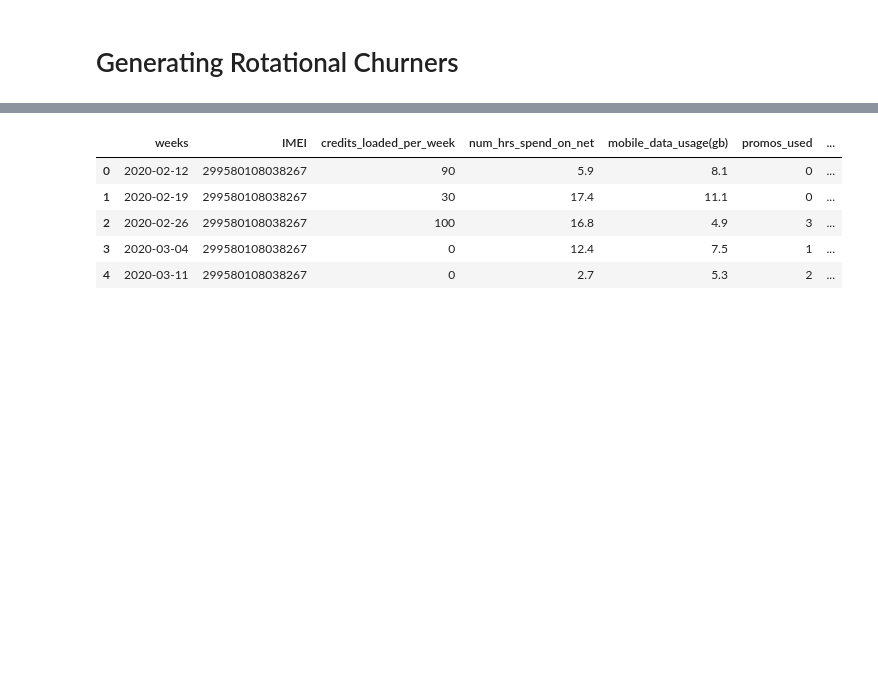
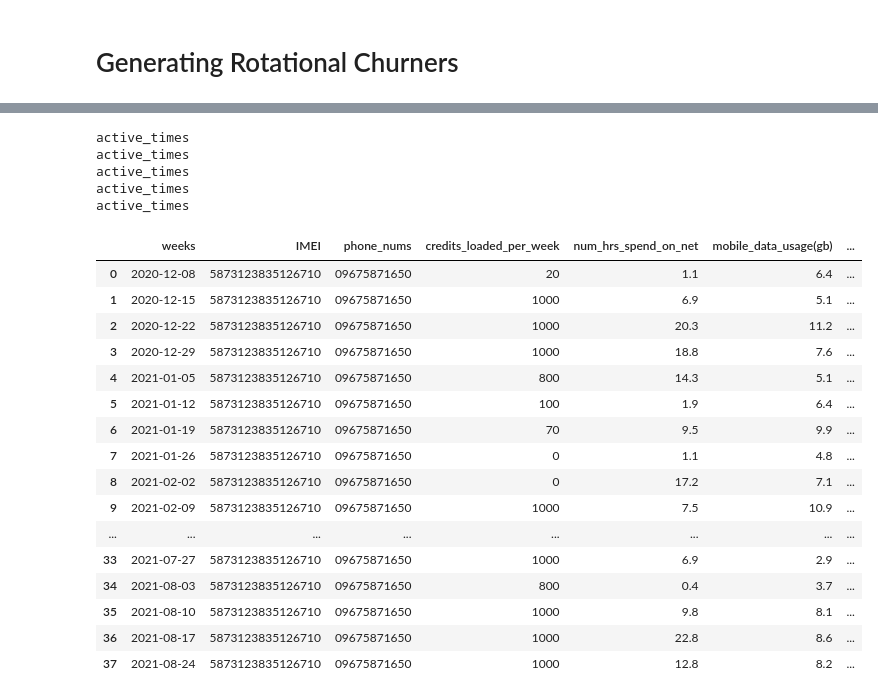
Before and after one commit to rjPajaro/Pattern-Recognition-Projects, a Jupyter notebook: churn-data-analysis/mock-data.ipynb, the cells around one changed output, grey strips where cells are left out. Drawn from its saved outputs; the diff is of its cells as text; code cells hidden in the pictures; blank space fills up the shorter version.

Commit message:
rc-data-v0.6 [mock-data update, cosine similarity]

```diff
--- a/churn-data-analysis/mock-data.ipynb
+++ b/churn-data-analysis/mock-data.ipynb
@@ -60,7 +67,7 @@ len(d) # number of users
 # %% [markdown]
 ### Putting Datas in Separate Sheets in an Excel File
 # %%
-with pd.ExcelWriter('data/mock/sample_mock_rc_data.xlsx') as writer:
+with pd.ExcelWriter('data/mock/sample_mock_c_data.xlsx') as writer:
     for i in range(len(d)):
         d[i].to_excel(writer, sheet_name=('d{}'.format(i)), index=False)
 # %% [markdown]
@@ -70,10 +77,10 @@ import numpy as np
 import pandas as pd
 from mock_data_script import mock_data_generation as mdg
 
-dfs = pd.ExcelFile('data/mock/sample_mock_rc_data.xlsx')
+dfs = pd.ExcelFile('data/mock/sample_mock_c_data.xlsx')
 sheets = dfs.sheet_names
 d = []
-for i in range(10):
+for i in range(5):
     d.append(dfs.parse(sheet_name=sheets[i]))
 # %%
 d[0].head()
@@ -87,2 +93,0 @@ d[0].head()
-# %%
-weeks, IMEIs, credits_loaded, num_hrs, mdu, promos, times, active = mdg.mock_rc_data(d[0]['weeks'][25].strftime('%Y-%m-%d'), len(d[0])-4, d[0][:][:-4])
@@ -95,21 +98,45 @@ len(times)
 # %%
-rc = pd.DataFrame({
-        'weeks':weeks,
-        'IMEI':IMEIs,
-        'credits_loaded_per_week':credits_loaded,
-        'num_hrs_spend_on_net':num_hrs,
-        'mobile_data_usage(gb)':mdu,
-        'promos_used':promos,
-        'active_times':times,
-        'activity_status':active
-        })
+rc = []
+
+for i in range(5):
+        weeks, IMEIs, phone_nums, credits_loaded, num_hrs, mdu, promos, times, active = mdg.mock_rc_data(d[i]['weeks'][len(d[i])-4].strftime('%Y-%m-%d'), len(d[0])-4, d[0][:][:-4])
+        rc.append(
+                pd.DataFrame({
+                'weeks':weeks,
+                'IMEI':IMEIs,
+                'phone_nums':phone_nums,
+                'credits_loaded_per_week':credits_loaded,
+                'num_hrs_spend_on_net':num_hrs,
+                'mobile_data_usage(gb)':mdu,
+                'promos_used':promos,
+                'active_times':times,
+                'activity_status':active
+                })
+        )
+# %% [output]
+active_times
+active_times
+active_times
+active_times
+active_times
 # %%
-rc.head()
+rc[0]
 # %% [output]
-|  | weeks | IMEI | credits_loaded_per_week | num_hrs_spend_on_net | mobile_data_usage(gb) | promos_used | ... |
-| 0 | 2020-02-12 | 299580108038267 | 90 | 5.9 | 8.1 | 0 | ... |
-| 1 | 2020-02-19 | 299580108038267 | 30 | 17.4 | 11.1 | 0 | ... |
-| 2 | 2020-02-26 | 299580108038267 | 100 | 16.8 | 4.9 | 3 | ... |
-| 3 | 2020-03-04 | 299580108038267 | 0 | 12.4 | 7.5 | 1 | ... |
-| 4 | 2020-03-11 | 299580108038267 | 0 | 2.7 | 5.3 | 2 | ... |
+|  | weeks | IMEI | phone_nums | credits_loaded_per_week | num_hrs_spend_on_net | mobile_data_usage(gb) | ... |
+| 0 | 2020-12-08 | 5873123835126710 | 09675871650 | 20 | 1.1 | 6.4 | ... |
+| 1 | 2020-12-15 | 5873123835126710 | 09675871650 | 1000 | 6.9 | 5.1 | ... |
+| 2 | 2020-12-22 | 5873123835126710 | 09675871650 | 1000 | 20.3 | 11.2 | ... |
+| 3 | 2020-12-29 | 5873123835126710 | 09675871650 | 1000 | 18.8 | 7.6 | ... |
+| 4 | 2021-01-05 | 5873123835126710 | 09675871650 | 800 | 14.3 | 5.1 | ... |
+| 5 | 2021-01-12 | 5873123835126710 | 09675871650 | 100 | 1.9 | 6.4 | ... |
+| 6 | 2021-01-19 | 5873123835126710 | 09675871650 | 70 | 9.5 | 9.9 | ... |
+| 7 | 2021-01-26 | 5873123835126710 | 09675871650 | 0 | 1.1 | 4.8 | ... |
+| 8 | 2021-02-02 | 5873123835126710 | 09675871650 | 0 | 17.2 | 7.1 | ... |
+| 9 | 2021-02-09 | 5873123835126710 | 09675871650 | 1000 | 7.5 | 10.9 | ... |
+| ... | ... | ... | ... | ... | ... | ... | ... |
+| 33 | 2021-07-27 | 5873123835126710 | 09675871650 | 1000 | 6.9 | 2.9 | ... |
+| 34 | 2021-08-03 | 5873123835126710 | 09675871650 | 800 | 0.4 | 3.7 | ... |
+| 35 | 2021-08-10 | 5873123835126710 | 09675871650 | 1000 | 9.8 | 8.1 | ... |
+| 36 | 2021-08-17 | 5873123835126710 | 09675871650 | 1000 | 22.8 | 8.6 | ... |
+| 37 | 2021-08-24 | 5873123835126710 | 09675871650 | 1000 | 12.8 | 8.2 | ... |
 # %%
```
Also changed, not shown: parts of 8 cells of this notebook, 4 other files.
